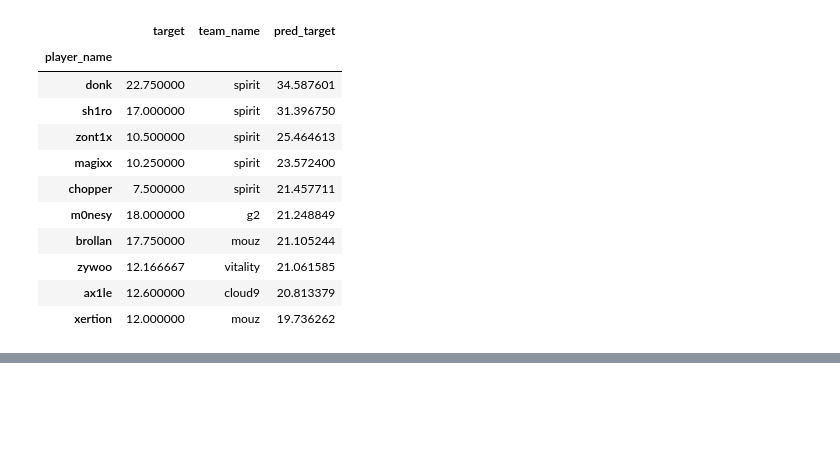
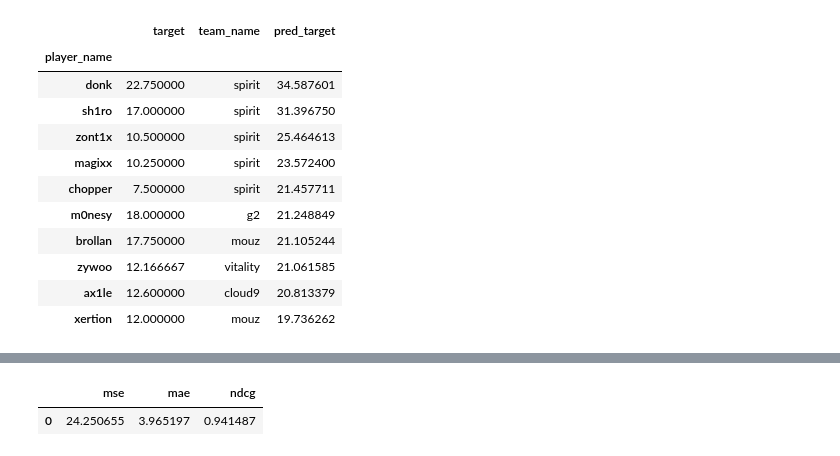
Before and after one commit to dteakh/fantasy-model, a Jupyter notebook: modelling/modelling_single_1.ipynb, the cells around one changed output, grey strips where cells are left out. Drawn from its saved outputs; the diff is of its cells as text; code cells hidden in the pictures; blank space fills up the shorter version.

```diff
--- a/modelling/modelling_single_1.ipynb
+++ b/modelling/modelling_single_1.ipynb
@@ -171,0 +208,7 @@ final.sort_values(["pred_target"], ascending=False).head(10)
+# %%
+from utils import validate
+
+validate(y_test.values, y_preds)
+# %% [output]
+|  | mse | mae | ndcg |
+| 0 | 24.250655 | 3.965197 | 0.941487 |
```
Also changed, not shown: parts of 5 cells of this notebook.
